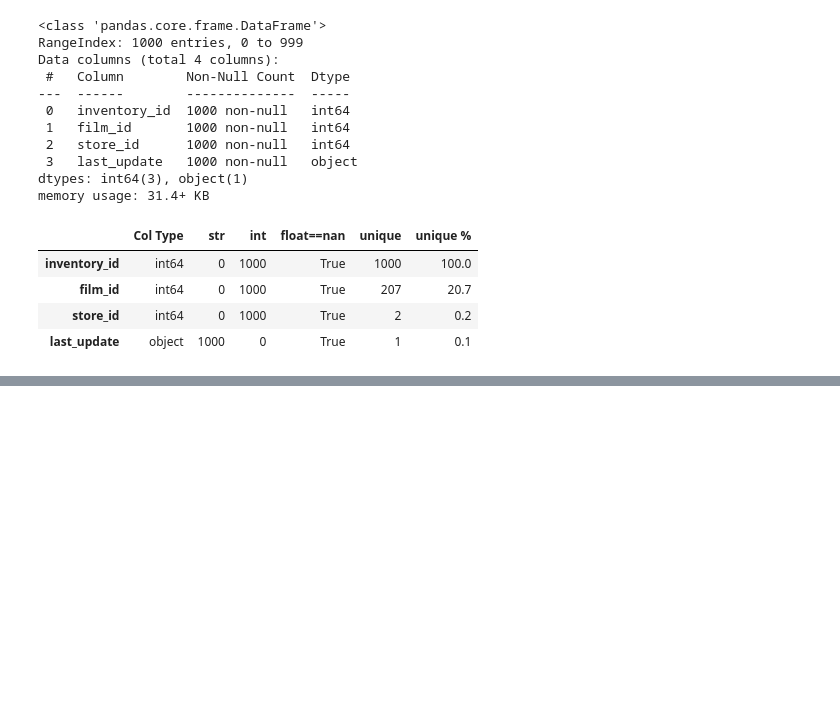
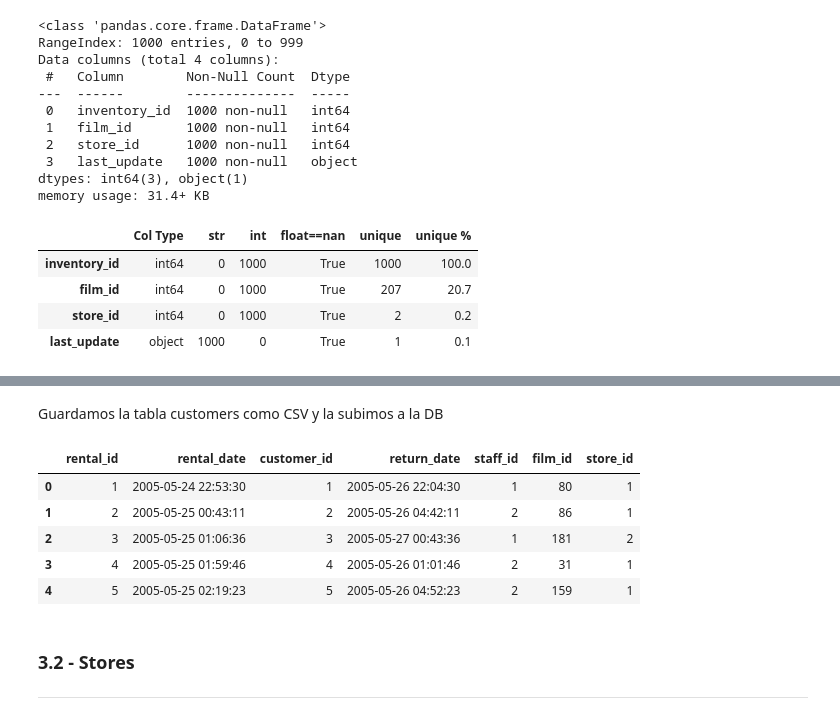
Before and after one commit to gusavato/2_IRONHACK_MySQL, a Jupyter notebook: jupyter/Clean.ipynb, the cells around one changed output, grey strips where cells are left out. Drawn from its saved outputs; the diff is of its cells as text; code cells hidden in the pictures; blank space fills up the shorter version.

```diff
--- a/jupyter/Clean.ipynb
+++ b/jupyter/Clean.ipynb
@@ -609,0 +708,19 @@ rent.rental_date.min()
+# %%
+# Añadimos la cadena de texto deseada a todos los customer_id únicos que tenemos en la tabla rent
+
+cust_name = ('Name_' + rent.customer_id.drop_duplicates().apply(str)).reset_index(drop=True)
+cust_lname = ('Last_name_' + rent.customer_id.drop_duplicates().apply(str)).reset_index(drop=True)
+cust_adress = ('Adress_' + rent.customer_id.drop_duplicates().apply(str)).reset_index(drop=True)
+cust_pcode = ('P_Code_' + rent.customer_id.drop_duplicates().apply(str)).reset_index(drop=True)
+cust_doc = ('Doc_ID_' + rent.customer_id.drop_duplicates().apply(str)).reset_index(drop=True)
+
+# Creamos df
+
+cust = pd.DataFrame({'Id_Customer':list(range(1,len(cust_name)+1)),
+                     'Name':cust_name,
+                     'Last_name': cust_lname,
+                     'Adress': cust_adress,
+                     'Postal_code': cust_pcode,
+                     'Document_Id': cust_doc
+                    })
+cust.head()
@@ -609,0 +734,2 @@ rent.rental_date.min()
+# %% [markdown]
+Guardamos la tabla customers como CSV y la subimos a la DB
@@ -609,0 +742,29 @@ rent.rental_date.min()
+# %%
+# Actualizamos tabla rent con los nuevos Customer_Id
+# Usamos la función new_customer_id que asigna el nuevo valor de customer_id
+
+def new_customer_id(_id_old):
+    """
+    Función que convierte el antiguo customer_id al nuevo valor de la nueva
+    DB
+    """
+    global cust
+    def get_id(serie):
+        return serie[-1]
+    # list_id serie cuyos indices es el nuevo id y valores old_id
+    list_id = cust.Name.str.split('_').apply(get_id).apply(np.int16)
+    return list_id.index[list_id == _id_old][0] + 1
+
+
+rent.customer_id = rent.customer_id.apply(new_customer_id)
+rent.head()
+# %% [output]
+|  | rental_id | rental_date | customer_id | return_date | staff_id | film_id | store_id |
+| 0 | 1 | 2005-05-24 22:53:30 | 1 | 2005-05-26 22:04:30 | 1 | 80 | 1 |
+| 1 | 2 | 2005-05-25 00:43:11 | 2 | 2005-05-26 04:42:11 | 2 | 86 | 1 |
+| 2 | 3 | 2005-05-25 01:06:36 | 3 | 2005-05-27 00:43:36 | 1 | 181 | 2 |
+| 3 | 4 | 2005-05-25 01:59:46 | 4 | 2005-05-26 01:01:46 | 2 | 31 | 1 |
+| 4 | 5 | 2005-05-25 02:19:23 | 5 | 2005-05-26 04:52:23 | 2 | 159 | 1 |
+# %% [markdown]
+### 3.2 - Stores <a name="store"/>
+***
```
Also changed, not shown: parts of 57 cells of this notebook, 9 other files.
